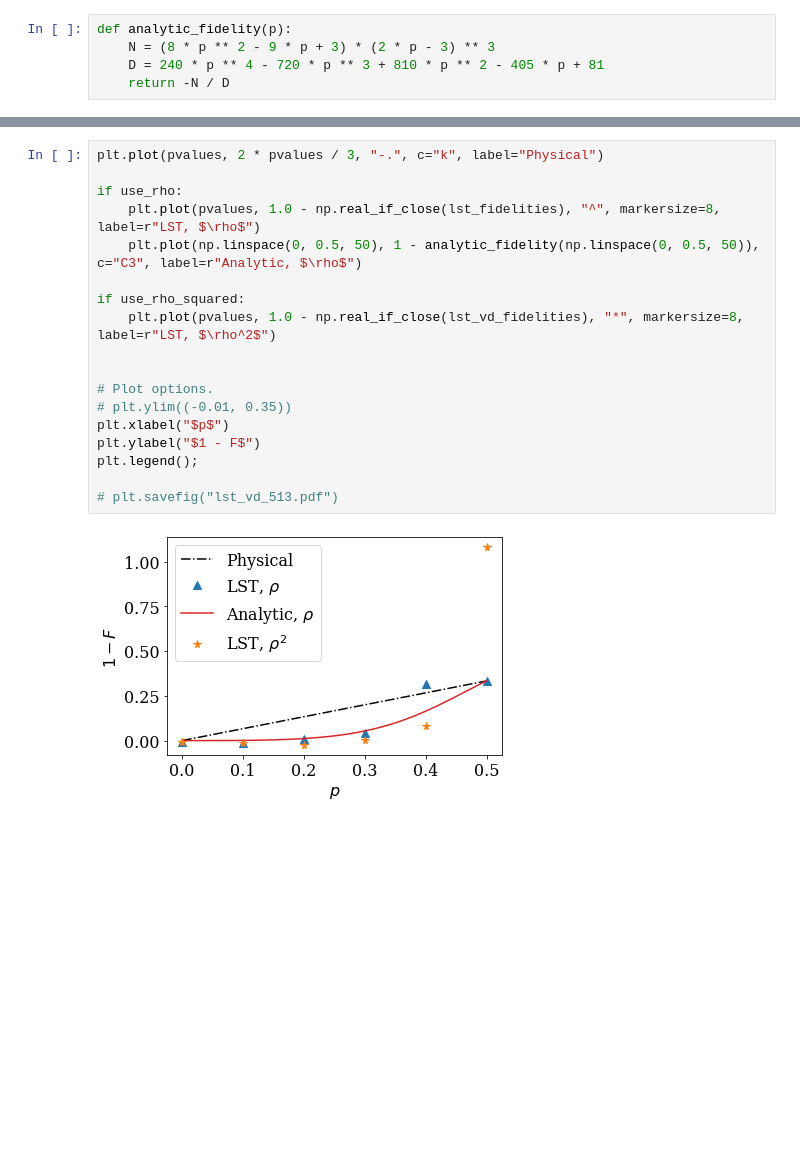
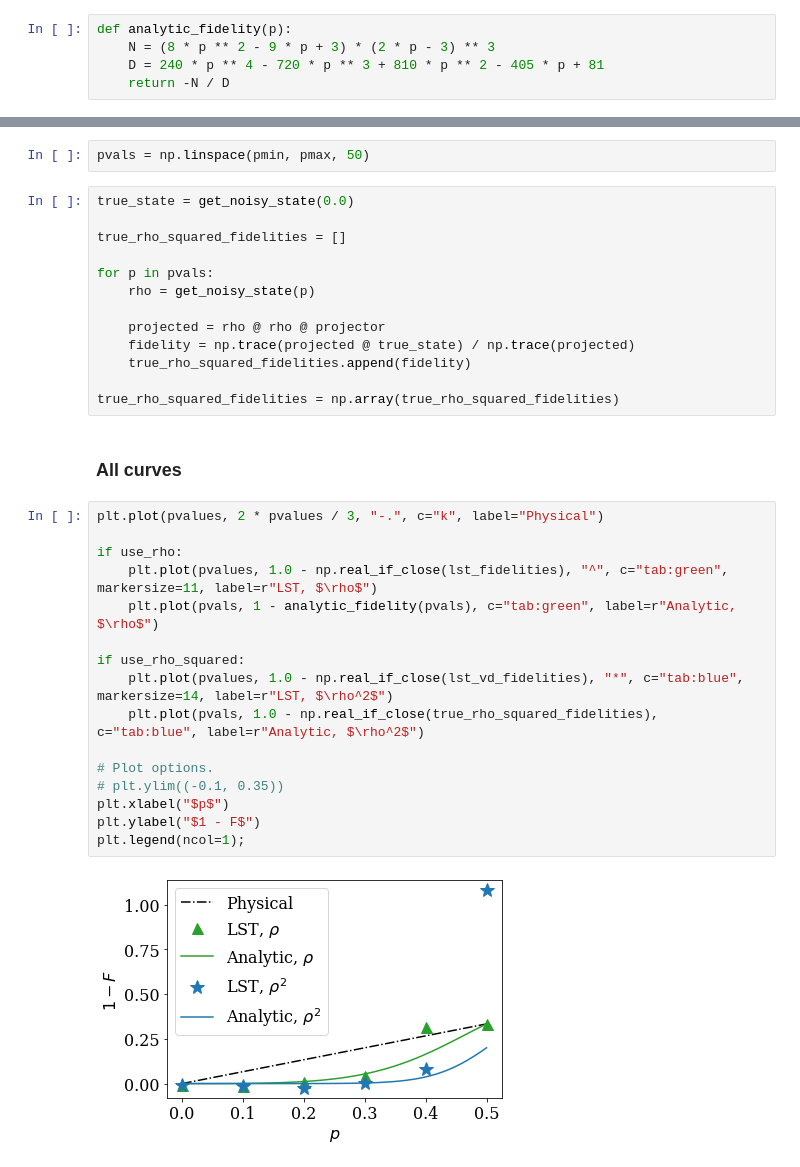
Before and after one commit to hongyehu/Sim-Clifford, a Jupyter notebook: lst_513_with_virtual_distillation.ipynb, the cells around one changed output, grey strips where cells are left out. Saved outputs shown, nothing was run; the diff lists cells and outputs as text; blank space fills up the shorter version.

Commit message:
Add analytic (without sampling) curve for rho^2 to final plot.

```diff
--- a/lst_513_with_virtual_distillation.ipynb
+++ b/lst_513_with_virtual_distillation.ipynb
@@ -189,20 +243,35 @@ def analytic_fidelity(p):
+# %%
+pvals = np.linspace(pmin, pmax, 50)
+# %%
+true_state = get_noisy_state(0.0)
+
+true_rho_squared_fidelities = []
+
+for p in pvals:
+    rho = get_noisy_state(p)
+
+    projected = rho @ rho @ projector
+    fidelity = np.trace(projected @ true_state) / np.trace(projected)
+    true_rho_squared_fidelities.append(fidelity)
+
+true_rho_squared_fidelities = np.array(true_rho_squared_fidelities)
+# %% [markdown]
+### All curves
 # %%
 plt.plot(pvalues, 2 * pvalues / 3, "-.", c="k", label="Physical")
 
 if use_rho:
-    plt.plot(pvalues, 1.0 - np.real_if_close(lst_fidelities), "^", markersize=8, label=r"LST, $\rho$")
-    plt.plot(np.linspace(0, 0.5, 50), 1 - analytic_fidelity(np.linspace(0, 0.5, 50)), c="C3", label=r"Analytic, $\rho$")
+    plt.plot(pvalues, 1.0 - np.real_if_close(lst_fidelities), "^", c="tab:green", markersize=11, label=r"LST, $\rho$")
+    plt.plot(pvals, 1 - analytic_fidelity(pvals), c="tab:green", label=r"Analytic, $\rho$")
 
 if use_rho_squared:
-    plt.plot(pvalues, 1.0 - np.real_if_close(lst_vd_fidelities), "*", markersize=8, label=r"LST, $\rho^2$")
-
+    plt.plot(pvalues, 1.0 - np.real_if_close(lst_vd_fidelities), "*", c="tab:blue", markersize=14, label=r"LST, $\rho^2$")
+    plt.plot(pvals, 1.0 - np.real_if_close(true_rho_squared_fidelities), c="tab:blue", label=r"Analytic, $\rho^2$")
 
 # Plot options.
-# plt.ylim((-0.01, 0.35))
+# plt.ylim((-0.1, 0.35))
 plt.xlabel("$p$")
 plt.ylabel("$1 - F$")
-plt.legend();
-
-# plt.savefig("lst_vd_513.pdf")
+plt.legend(ncol=1);
 # %% [output]
-[figure, old version]
+[figure, new version]
```
Also changed, not shown: parts of 3 cells of this notebook.
